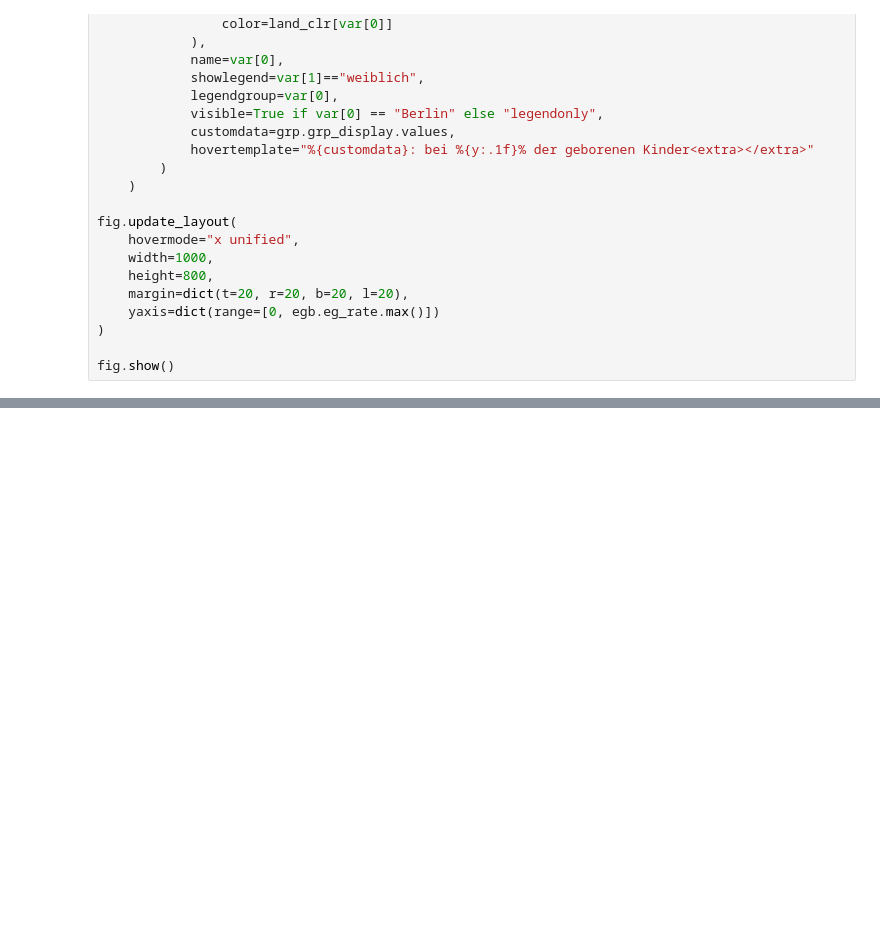
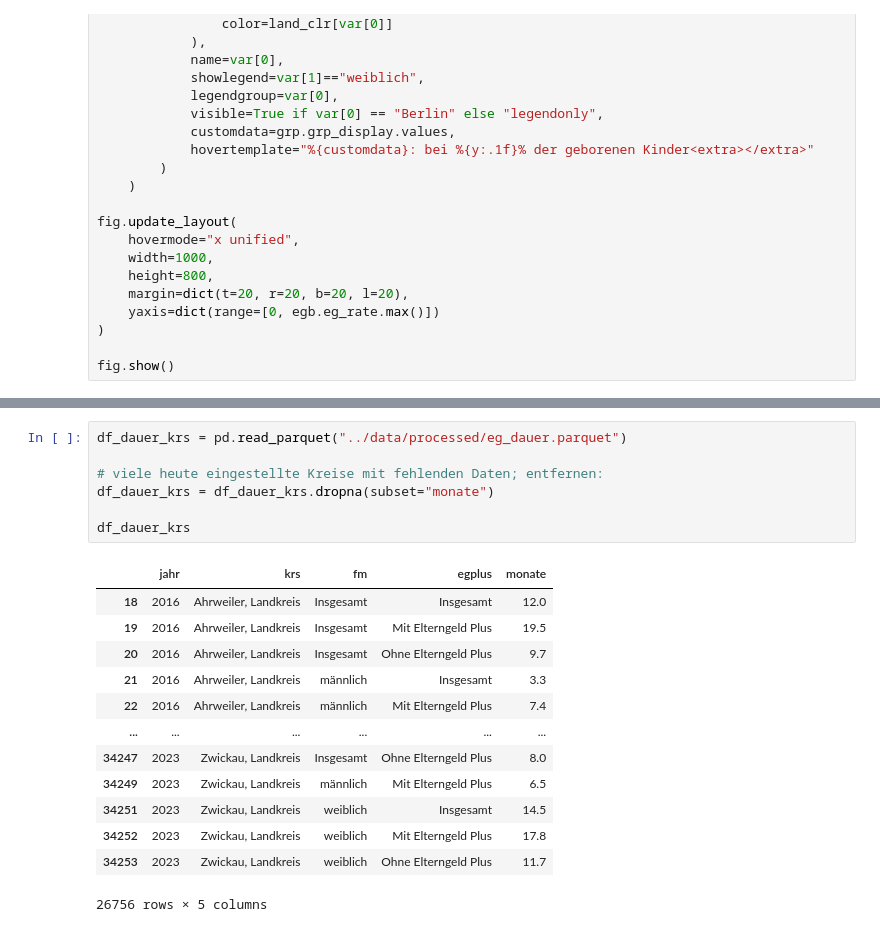
Before and after one commit to andmbg/elternsein, a Jupyter notebook: notebooks/scratch.ipynb, the cells around one changed output, grey strips where cells are left out. Cells and saved outputs as stored; diff of their text form; blank space fills up the shorter version.

```diff
--- a/notebooks/scratch.ipynb
+++ b/notebooks/scratch.ipynb
@@ -166,0 +177,21 @@ fig.show()
+# %%
+df_dauer_krs = pd.read_parquet("../data/processed/eg_dauer.parquet")
+
+# viele heute eingestellte Kreise mit fehlenden Daten; entfernen:
+df_dauer_krs = df_dauer_krs.dropna(subset="monate")
+
+df_dauer_krs
+# %% [output]
+|  | jahr | krs | fm | egplus | monate |
+| 18 | 2016 | Ahrweiler, Landkreis | Insgesamt | Insgesamt | 12.0 |
+| 19 | 2016 | Ahrweiler, Landkreis | Insgesamt | Mit Elterngeld Plus | 19.5 |
+| 20 | 2016 | Ahrweiler, Landkreis | Insgesamt | Ohne Elterngeld Plus | 9.7 |
+| 21 | 2016 | Ahrweiler, Landkreis | männlich | Insgesamt | 3.3 |
+| 22 | 2016 | Ahrweiler, Landkreis | männlich | Mit Elterngeld Plus | 7.4 |
+| ... | ... | ... | ... | ... | ... |
+| 34247 | 2023 | Zwickau, Landkreis | Insgesamt | Ohne Elterngeld Plus | 8.0 |
+| 34249 | 2023 | Zwickau, Landkreis | männlich | Mit Elterngeld Plus | 6.5 |
+| 34251 | 2023 | Zwickau, Landkreis | weiblich | Insgesamt | 14.5 |
+| 34252 | 2023 | Zwickau, Landkreis | weiblich | Mit Elterngeld Plus | 17.8 |
+| 34253 | 2023 | Zwickau, Landkreis | weiblich | Ohne Elterngeld Plus | 11.7 |
+26756 rows × 5 columns
```
Also changed, not shown: parts of 24 cells of this notebook.
